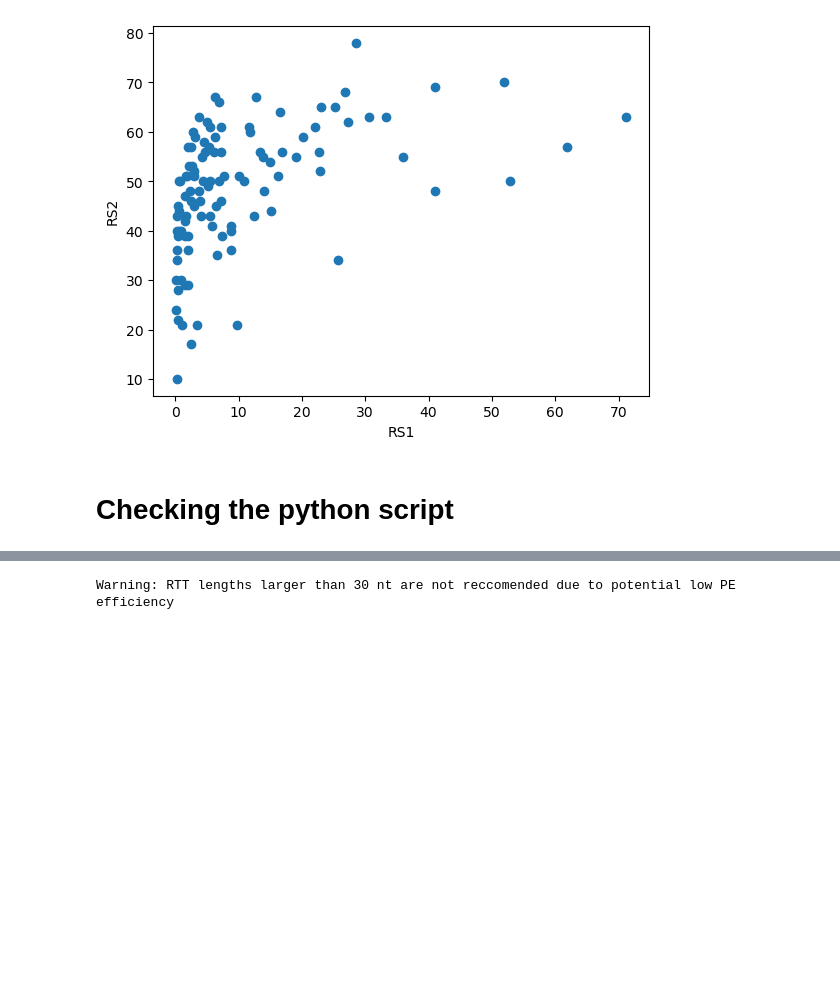
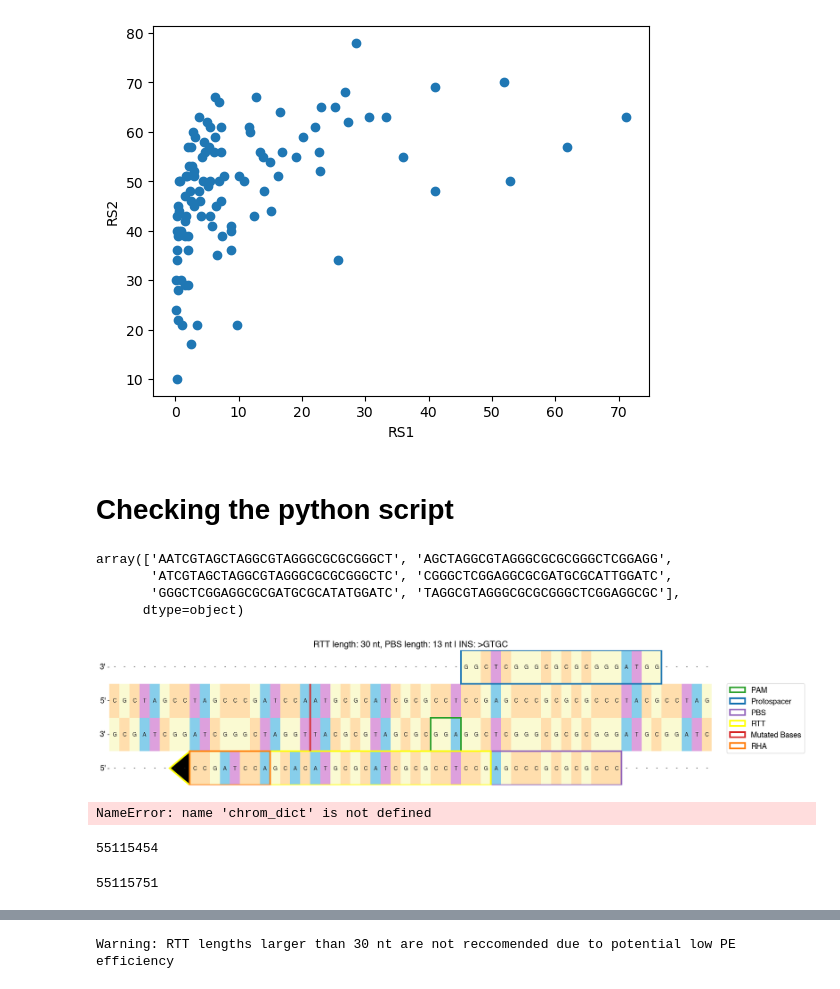
Before and after one commit to samgould2/PEGG2.0, a Jupyter notebook: PEGG2_REAL.ipynb, the cells around one changed output, grey strips where cells are left out. Cells and saved outputs as stored; diff of their text form; code cells hidden in the pictures; blank space fills up the shorter version.

```diff
--- a/PEGG2_REAL.ipynb
+++ b/PEGG2_REAL.ipynb
@@ -3046,0 +3069,16 @@ from pegg.prime import pegg2
+# %%
+import numpy as np
+np.unique(p2['Protospacer_30'])
+# %% [output]
+array(['AATCGTAGCTAGGCGTAGGGCGCGCGGGCT', 'AGCTAGGCGTAGGGCGCGCGGGCTCGGAGG',
+       'ATCGTAGCTAGGCGTAGGGCGCGCGGGCTC', 'CGGGCTCGGAGGCGCGATGCGCATTGGATC',
+       'GGGCTCGGAGGCGCGATGCGCATATGGATC', 'TAGGCGTAGGGCGCGCGGGCTCGGAGGCGC'],
+      dtype=object)
+# %%
+pegg2.sensor_viz(p2, 45)
+# %% [output]
+[figure, added]
+# %%
+chrom_dict
+# %% [output]
+NameError: name 'chrom_dict' is not defined
@@ -3049,3 +3089,22 @@ filepath_37 = '/Users/samgould/Desktop/FSR Lab/reference files/GRCh37/ncbi-genom
 filepath_38 = '/Users/samgould/Desktop/FSR Lab/reference files/GRCh38/ncbi-genomes-2022-02-23/GCF_000001405.26_GRCh38_genomic.fna.gz'
 mouse = '/Users/samgould/Desktop/FSR Lab/reference files/GRCm38.p6 (mouse)/ncbi-genomes-2022-04-04/GCF_000001635.26_GRCm38.p6_genomic.fna.gz'
 chrom_dict, i = pegg2.genome_loader(filepath_37) #NOTE I"M IMPORTING 38
+# %%
+import Bio.Seq
+chr19 = chrom_dict[19]
+
+AAVS1_gRNA = "ACCCCACAGTGGGGCCACTA"
+g2 = "GGGGCCACTAGGGACAGGAT"
+g3 = "GCTCTGACGCGGCCGTC"
+chr19.find(Bio.Seq.Seq(g3).reverse_complement())
+#55627129 GrCh37
+#55115761 GrCh38
+#ENST00000263433.8
+# %% [output]
+55115454
+# %%
+chr19.find(Bio.Seq.Seq(g2).reverse_complement())
+# 55627119 GrCh37
+# 55115751 GrCh38
+# %% [output]
+55115751
```
Also changed, not shown: parts of 86 cells of this notebook, 30 other files.
